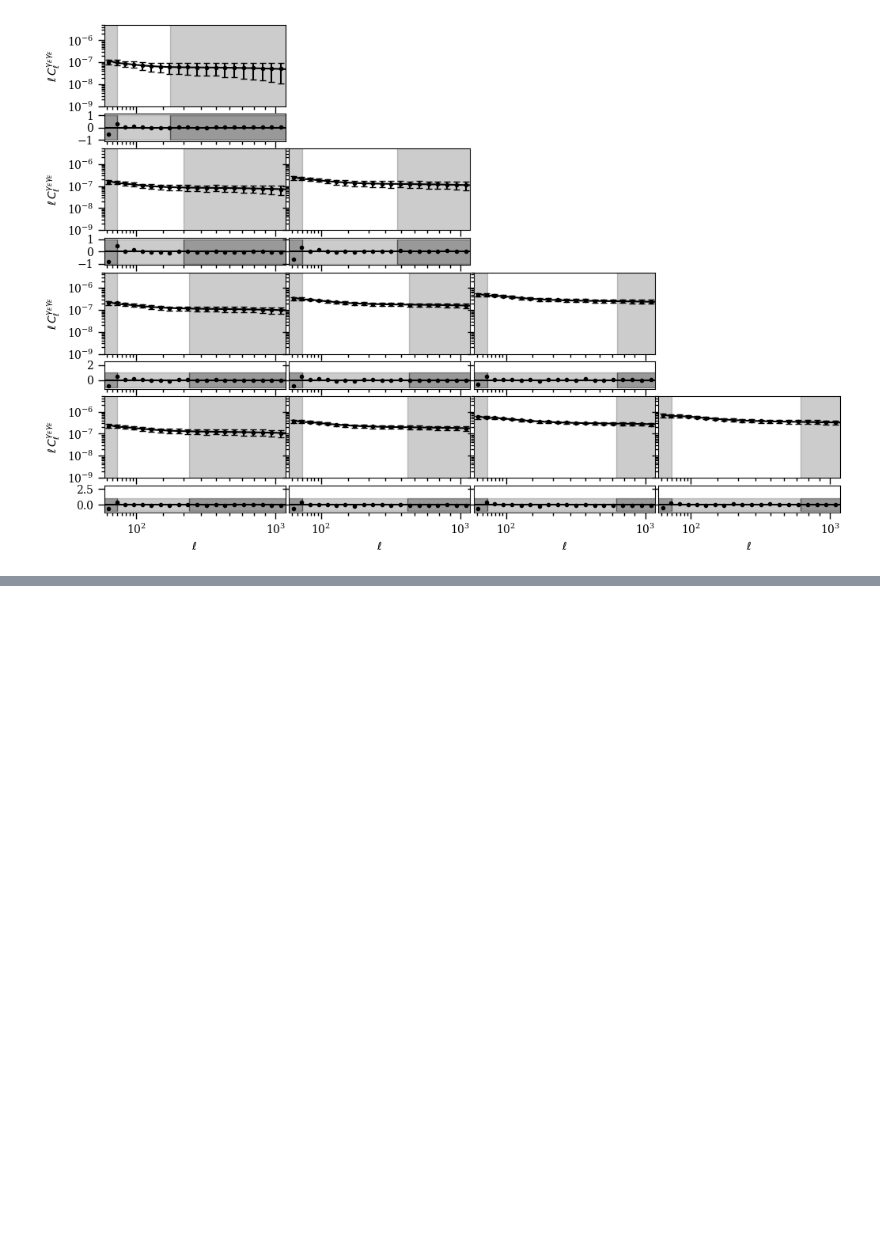
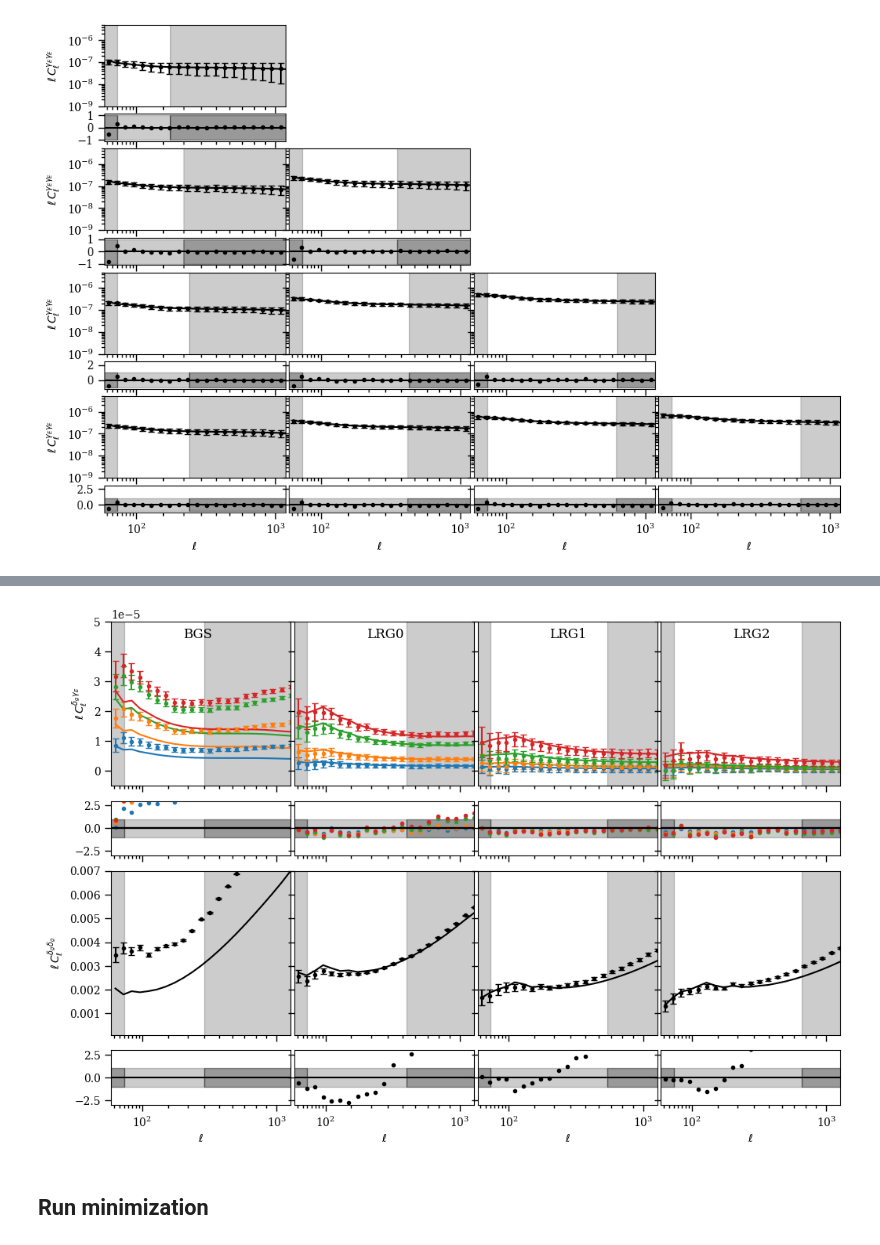
Before and after one commit to j-dr/gholax, a Jupyter notebook: examples/model_demo.ipynb, the cells around one changed output, grey strips where cells are left out. Cells and saved outputs as stored; diff of their text form; code cells hidden in the pictures; blank space fills up the shorter version.

```diff
--- a/examples/model_demo.ipynb
+++ b/examples/model_demo.ipynb
@@ -90,0 +244,9 @@ plot_c_kk_vs_model(data_vector.spectra, model_pred, data_vector.cov, data_vector
+# %%
+use_lens_samples = [0,1,2,3]
+use_source_samples = [0,1,2,3]
+plot_c_gg_gk_v_model(data_vector.spectra, model_pred, data_vector.cov, data_vector.scale_cuts,
+                      use_lens_samples, use_source_samples, data_vector.spectrum_info, ellcell=True, yscalea=100)
+# %% [output]
+[figure, added]
+# %% [markdown]
+## Run minimization
```
Also changed, not shown: parts of 11 cells of this notebook, 5 other files.
